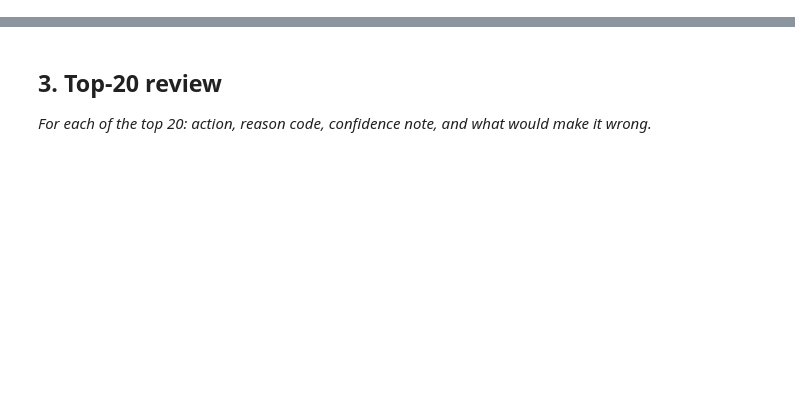
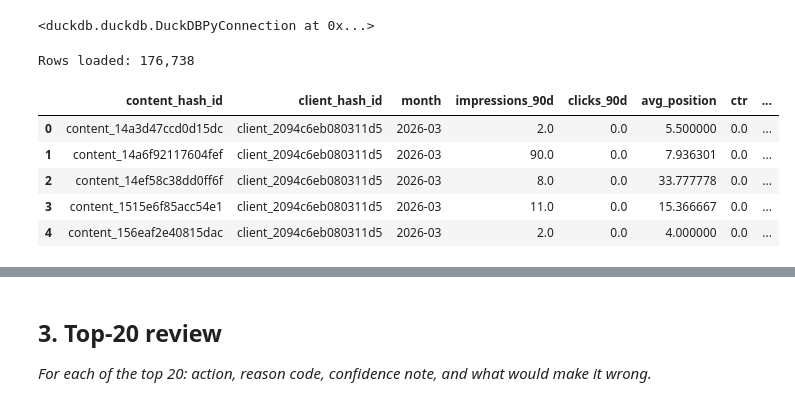
Before and after one commit to Kaneriah43/Flyrank_Ml_Internship, a Jupyter notebook: work/notebooks/w04_baseline_score.ipynb, the cells around one changed output, grey strips where cells are left out. Drawn from its saved outputs; the diff is of its cells as text; code cells hidden in the pictures; blank space fills up the shorter version.

```diff
--- a/work/notebooks/w04_baseline_score.ipynb
+++ b/work/notebooks/w04_baseline_score.ipynb
@@ -15,0 +43,10 @@ This skeleton is yours to fill. Work the sections **in order** — each one has
+# %%
+import duckdb
+
+con = duckdb.connect()
+
+con.execute(
+    f"CREATE OR REPLACE SECRET hf "
+    f"(TYPE huggingface, TOKEN '{HF_TOKEN}')")
+# %% [output]
+<duckdb.duckdb.DuckDBPyConnection at 0x...>
@@ -15,0 +55,67 @@ This skeleton is yours to fill. Work the sections **in order** — each one has
+# %%
+TABLES = {
+    "dim_clients":  f"read_parquet('{REL}/dim_clients.parquet')",
+    "dim_content":  f"read_parquet('{REL}/dim_content.parquet')",
+    "fact_daily":   f"read_parquet('{REL}/fact_content_daily_performance/**/*.parquet')",
+    "fact_query_90d": f"read_parquet('{REL}/fact_content_query_90d.parquet')",
+}
+# %%
+df = con.execute(f"""
+    WITH base AS (
+        SELECT
+            d.content_hash_id,
+            d.client_hash_id,
+            d.month,
+            d.report_date,
+            d.gsc_impressions,
+            d.gsc_clicks,
+            d.gsc_avg_position,
+            MAX(d.report_date) OVER (
+                PARTITION BY d.content_hash_id, d.client_hash_id
+            ) AS max_date
+        FROM {TABLES['fact_daily']} d
+        WHERE d.month = '2026-03'
+          AND d.gsc_data_available = TRUE
+    )
+    SELECT
+        b.content_hash_id,
+        b.client_hash_id,
+        b.month,
+        SUM(b.gsc_impressions)                                       AS impressions_90d,
+        SUM(b.gsc_clicks)                                            AS clicks_90d,
+        AVG(b.gsc_avg_position)                                      AS avg_position,
+        SUM(b.gsc_clicks) / NULLIF(SUM(b.gsc_impressions), 0)       AS ctr,
+        SUM(CASE WHEN b.report_date >= (b.max_date - INTERVAL 30 DAYS)
+                 THEN b.gsc_impressions ELSE 0 END)                  AS impressions_last30,
+        SUM(CASE WHEN b.report_date < (b.max_date - INTERVAL 30 DAYS)
+                 THEN b.gsc_impressions ELSE 0 END)                  AS impressions_prev30,
+        c.content_type,
+        c.word_count,
+        c.last_optimized_date,
+        DATEDIFF('day', c.last_optimized_date, MAX(b.report_date))  AS days_since_last_update,
+        DATEDIFF('day', c.content_created_date, MAX(b.report_date)) AS content_age_days
+    FROM base b
+    JOIN {TABLES['dim_content']} c
+        ON b.content_hash_id = c.content_hash_id
+    GROUP BY
+        b.content_hash_id, b.client_hash_id, b.month,
+        c.content_type, c.word_count,
+        c.last_optimized_date, c.content_created_date
+""").df()
+
+# Derive trend_direction
+df["trend_direction"] = np.where(
+    df["impressions_last30"] > df["impressions_prev30"], "up",
+    np.where(df["impressions_last30"] < df["impressions_prev30"], "down", "flat")
+)
+
+print(f"Rows loaded: {len(df):,}")
+df.head()
+# %% [output]
+Rows loaded: 176,738
+|  | content_hash_id | client_hash_id | month | impressions_90d | clicks_90d | avg_position | ctr | ... |
+| 0 | content_14a3d47ccd0d15dc | client_2094c6eb080311d5 | 2026-03 | 2.0 | 0.0 | 5.500000 | 0.0 | ... |
+| 1 | content_14a6f92117604fef | client_2094c6eb080311d5 | 2026-03 | 90.0 | 0.0 | 7.936301 | 0.0 | ... |
+| 2 | content_14ef58c38dd0ff6f | client_2094c6eb080311d5 | 2026-03 | 8.0 | 0.0 | 33.777778 | 0.0 | ... |
+| 3 | content_1515e6f85acc54e1 | client_2094c6eb080311d5 | 2026-03 | 11.0 | 0.0 | 15.366667 | 0.0 | ... |
+| 4 | content_156eaf2e40815dac | client_2094c6eb080311d5 | 2026-03 | 2.0 | 0.0 | 4.000000 | 0.0 | ... |
```
Also changed, not shown: parts of 11 cells of this notebook.
